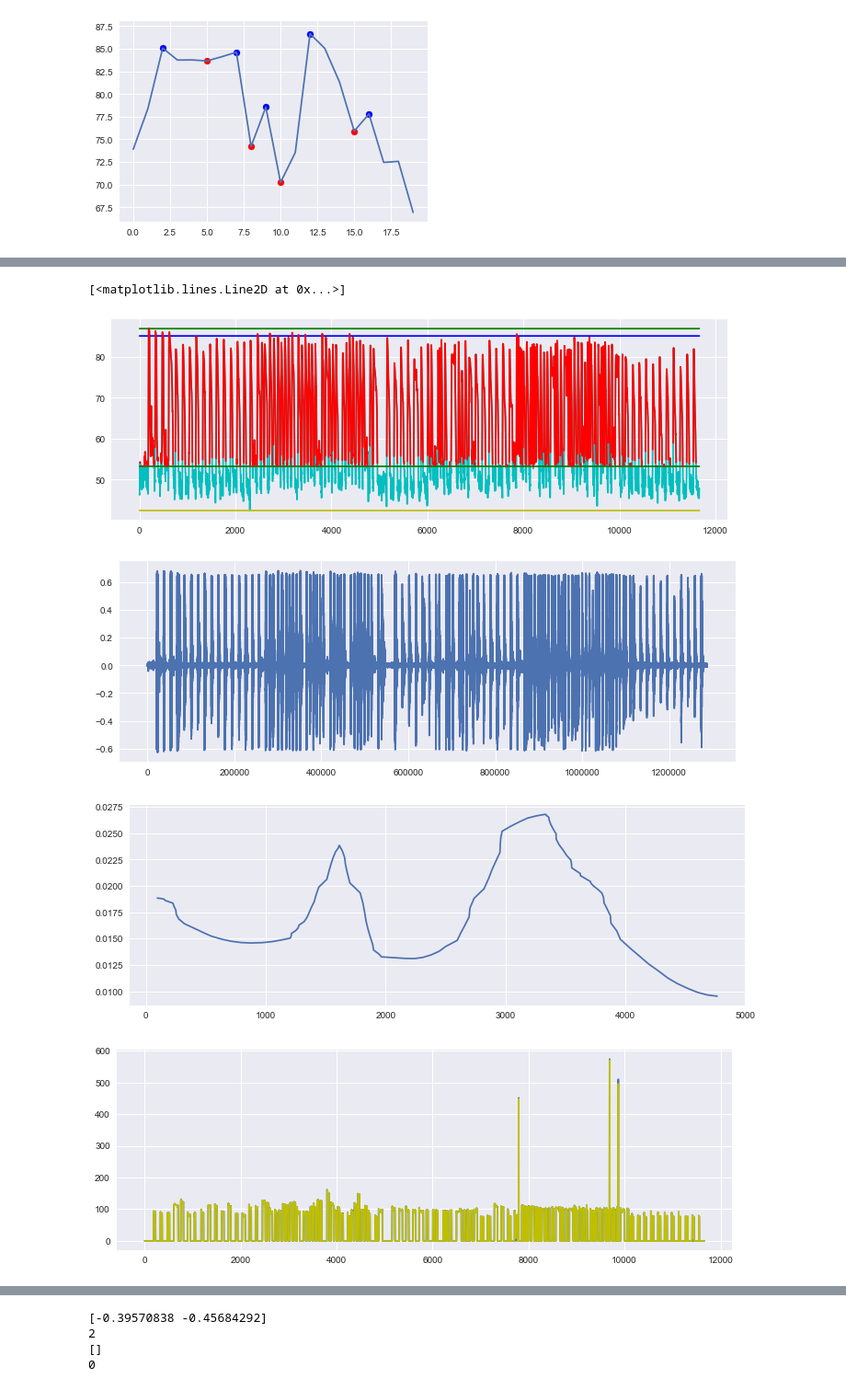
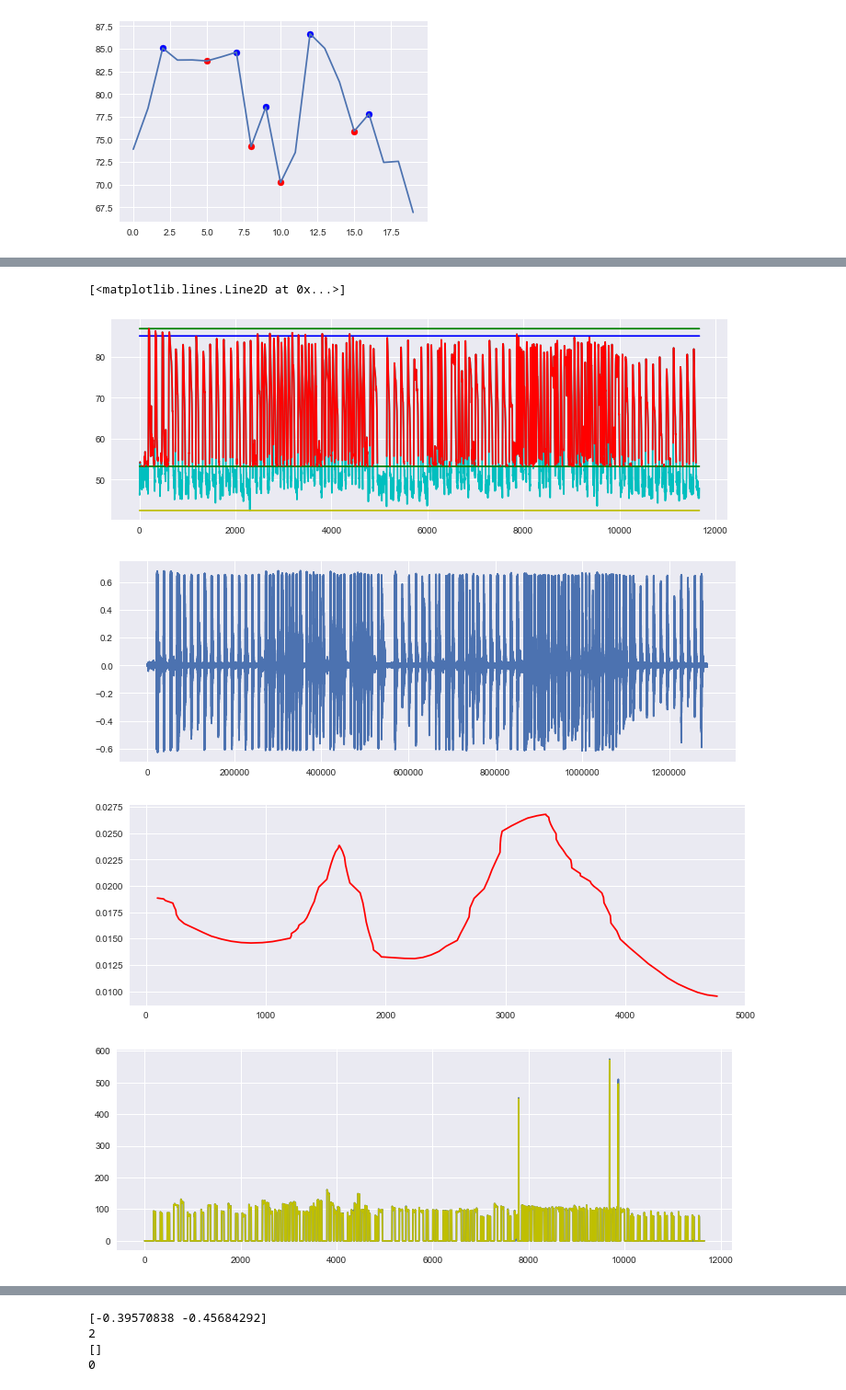
Before and after one commit to Bitfroest/presentation-analysis, a Jupyter notebook: analysis.ipynb, the cells around one changed output, grey strips where cells are left out. Shown at 92% size. Drawn from its saved outputs; the diff is of its cells as text; code cells hidden in the pictures.

```diff
--- a/analysis.ipynb
+++ b/analysis.ipynb
@@ -452,9 +452,6 @@ for i in range(len(splittedSpeakingParts)):
         #plt.plot(splittedSpeakingParts[i] , 'g')
         #plt.scatter(np.array(maxtab)[:,0], np.array(maxtab)[:,1], color='blue')
         #print(np.array(maxtab))
-    else:
-        pointX.append(i)
-        pointY.append(len(maxtab)/(lastSpeak + len(splittedSpeakingParts[i])))
 
 splittedSpeakingParts[:] = [item for item in splittedSpeakingParts if item != []]
 
@@ -463,7 +460,7 @@ y, sampling_rate = librosa.load(audio_path, dtype=np.float32)
 plt.plot(y)
 
 plt.figure(figsize=(12,4))
-plt.plot(pointX,gaussian_filter(gaussian_filter(pointY, sigma=5),sigma=5))
+plt.plot(pointX,gaussian_filter(gaussian_filter(pointY, sigma=5),sigma=5), 'r')
 #plt.plot(np.arange(len(pointX)-10),averageFilter(pointY, 5))
 #plt.plot(pointX,pointY)
 # shorten duration to start from first word and end with last word
@@ -483,34 +480,34 @@ print("Duration",duration)
 print("Duration only speaking",duration_onlySpeaking)
 print("Number of words",numwords)
 print("Speechrate",numwords/duration*60)
 print("Speechrate only when speaking",numwords/duration_onlySpeaking*60)
 
 speed = numwords/duration
 
 # step 1: peaks erkennen
 # step 2: peaks nur als valide annehmen, wenn der vorhergehende Intensity - dip größer als ein Minimalwert war
 # step 3: Pitch Signal filtern mit Algorithmus von Paul Boersma
 # step 4: peaks aus diesem Array wiederum nur als valide annehmen, wenn ein Hertz Wert im P.B. - Array vorhanden
 
 plt.figure(figsize=(12,4))
 plt.plot(pitch.selected_array['frequency'])
 plt.plot(gaussian_filter(pitch.selected_array['frequency'], sigma=0.5), 'y')
 
 #print(pitch.selected_array['frequency'])
 # %% [output]
 42.4194977427
 86.8803329844
 85.0920311198
 58.40095238095238
 Duration 58.40095238095238
 Duration only speaking 58.40095238095239
 Number of words 152
 Speechrate 156.16183689111398
 Speechrate only when speaking 156.16183689111395
 [<matplotlib.lines.Line2D at 0x...>]
 [figure]
 [figure]
-[figure, old version]
+[figure, new version]
 [figure]
 # %%
 #feature scaling
```
Also changed, not shown: 22 other files.
